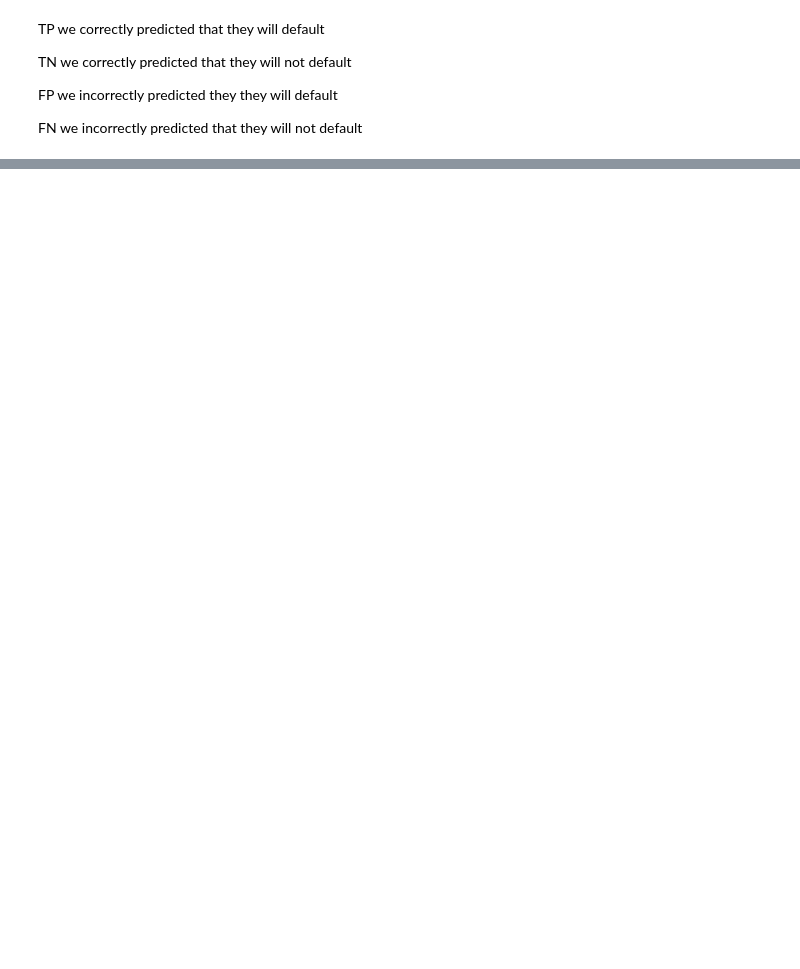
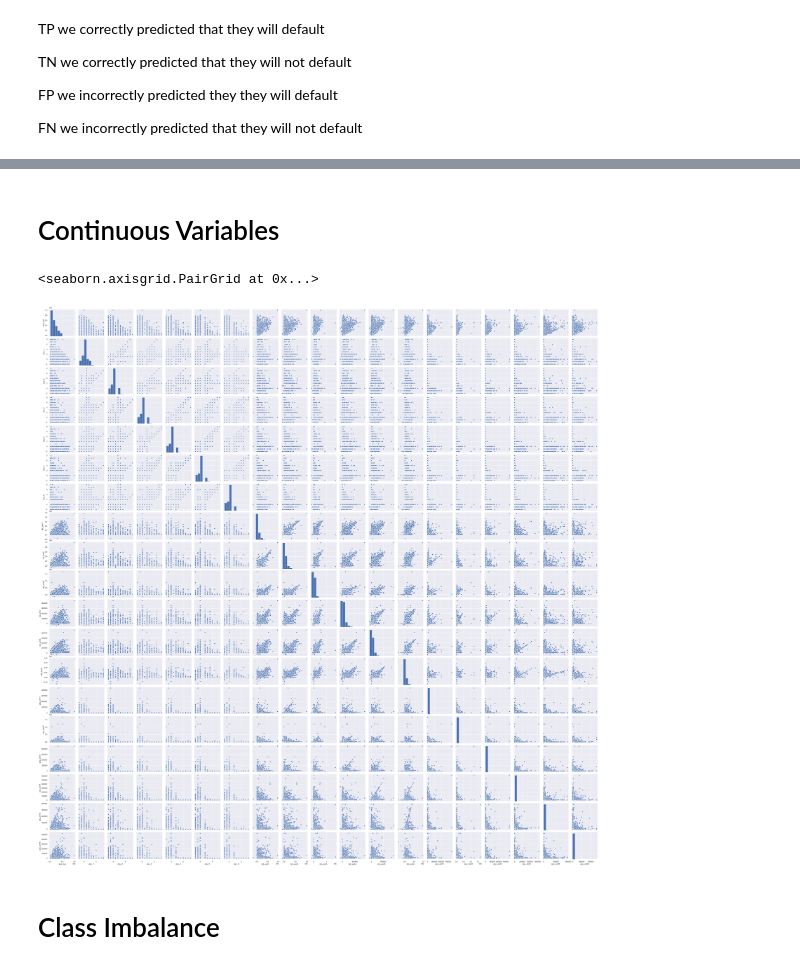
Before and after one commit to jefelito/nyc-mhtn-ds-091420-lectures, a Jupyter notebook: Phase_3/bake_off/Mod 3 Bake Off Outline.ipynb, the cells around one changed output, grey strips where cells are left out. Cells and saved outputs as stored; diff of their text form; code cells hidden in the pictures; blank space fills up the shorter version.

```diff
--- a/Phase_3/bake_off/Mod 3 Bake Off Outline.ipynb
+++ b/Phase_3/bake_off/Mod 3 Bake Off Outline.ipynb
@@ -191,0 +192,2 @@ Text(0, 0.5, 'Frequency')
+# %% [markdown]
+# Continuous Variables
@@ -191,0 +196,7 @@ Text(0, 0.5, 'Frequency')
+# %%
+sns.pairplot(df)
+# %% [output]
+<seaborn.axisgrid.PairGrid at 0x...>
+[figure, added]
+# %% [markdown]
+# Class Imbalance
```
Also changed, not shown: parts of 15 cells of this notebook, 5 other files.
